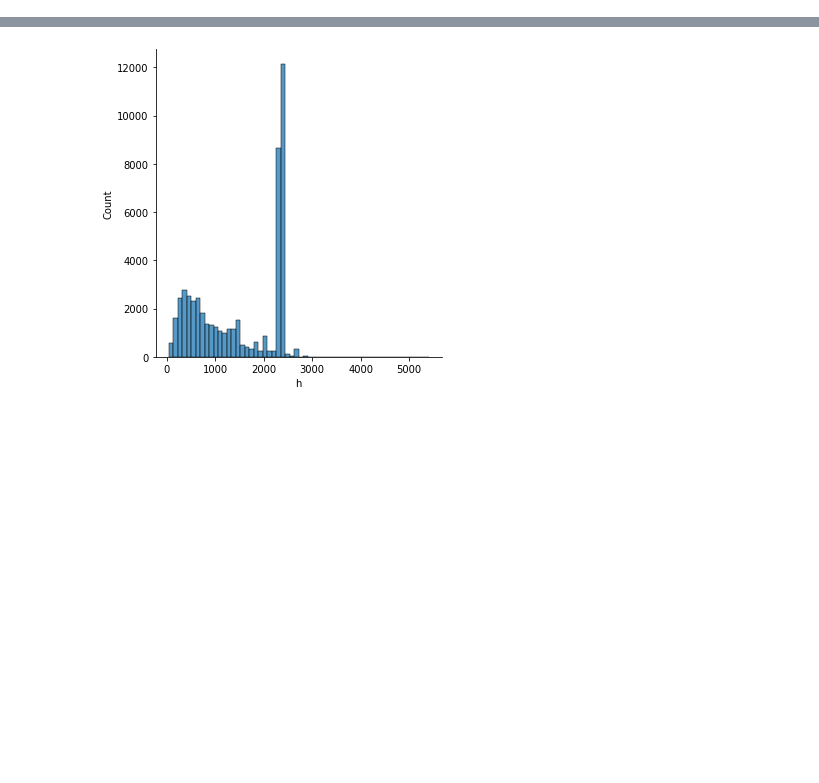
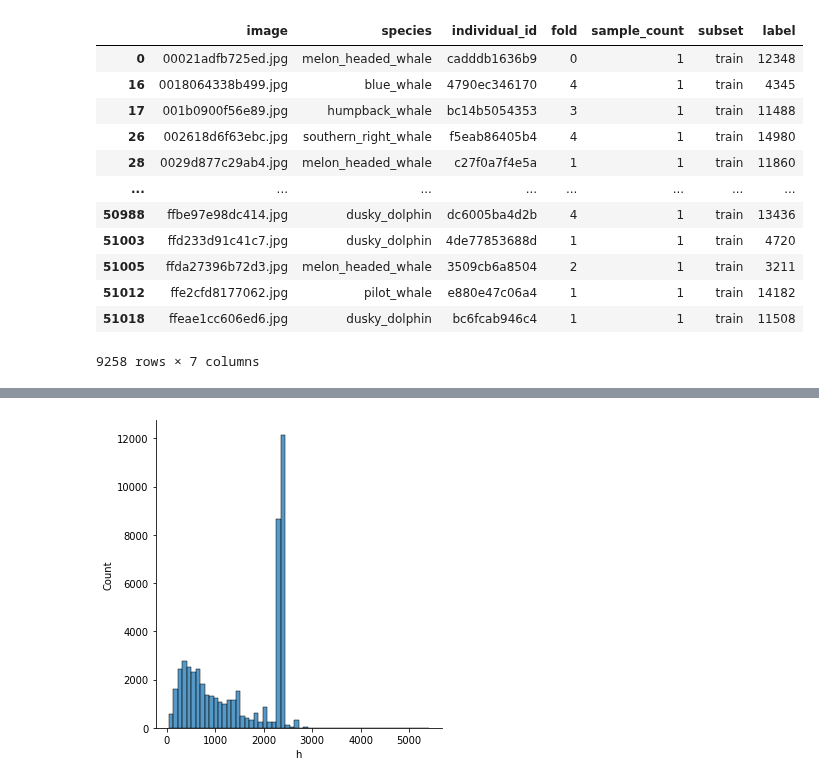
Before and after one commit to ptran1203/whale, a Jupyter notebook: eda.ipynb, the cells around one changed output, grey strips where cells are left out. Saved outputs shown, nothing was run; the diff lists cells and outputs as text; code cells hidden in the pictures; blank space fills up the shorter version.

```diff
--- a/eda.ipynb
+++ b/eda.ipynb
@@ -34,3 +35,19 @@ random_show(train_df)
+# %%
+train_df[train_df.sample_count == 1]
+# %% [output]
+|  | image | species | individual_id | fold | sample_count | subset | label |
+| 0 | 00021adfb725ed.jpg | melon_headed_whale | cadddb1636b9 | 0 | 1 | train | 12348 |
+| 16 | 0018064338b499.jpg | blue_whale | 4790ec346170 | 4 | 1 | train | 4345 |
+| 17 | 001b0900f56e89.jpg | humpback_whale | bc14b5054353 | 3 | 1 | train | 11488 |
+| 26 | 002618d6f63ebc.jpg | southern_right_whale | f5eab86405b4 | 4 | 1 | train | 14980 |
+| 28 | 0029d877c29ab4.jpg | melon_headed_whale | c27f0a7f4e5a | 1 | 1 | train | 11860 |
+| ... | ... | ... | ... | ... | ... | ... | ... |
+| 50988 | ffbe97e98dc414.jpg | dusky_dolphin | dc6005ba4d2b | 4 | 1 | train | 13436 |
+| 51003 | ffd233d91c41c7.jpg | dusky_dolphin | 4de77853688d | 1 | 1 | train | 4720 |
+| 51005 | ffda27396b72d3.jpg | melon_headed_whale | 3509cb6a8504 | 2 | 1 | train | 3211 |
+| 51012 | ffe2cfd8177062.jpg | pilot_whale | e880e47c06a4 | 1 | 1 | train | 14182 |
+| 51018 | ffeae1cc606ed6.jpg | dusky_dolphin | bc6fcab946c4 | 1 | 1 | train | 11508 |
+9258 rows × 7 columns
 # %%
 x = pd.read_csv('data/train_image.csv')
 x['r'] = x.h / x.w
```
Also changed, not shown: parts of 4 cells of this notebook, 2 other files.
